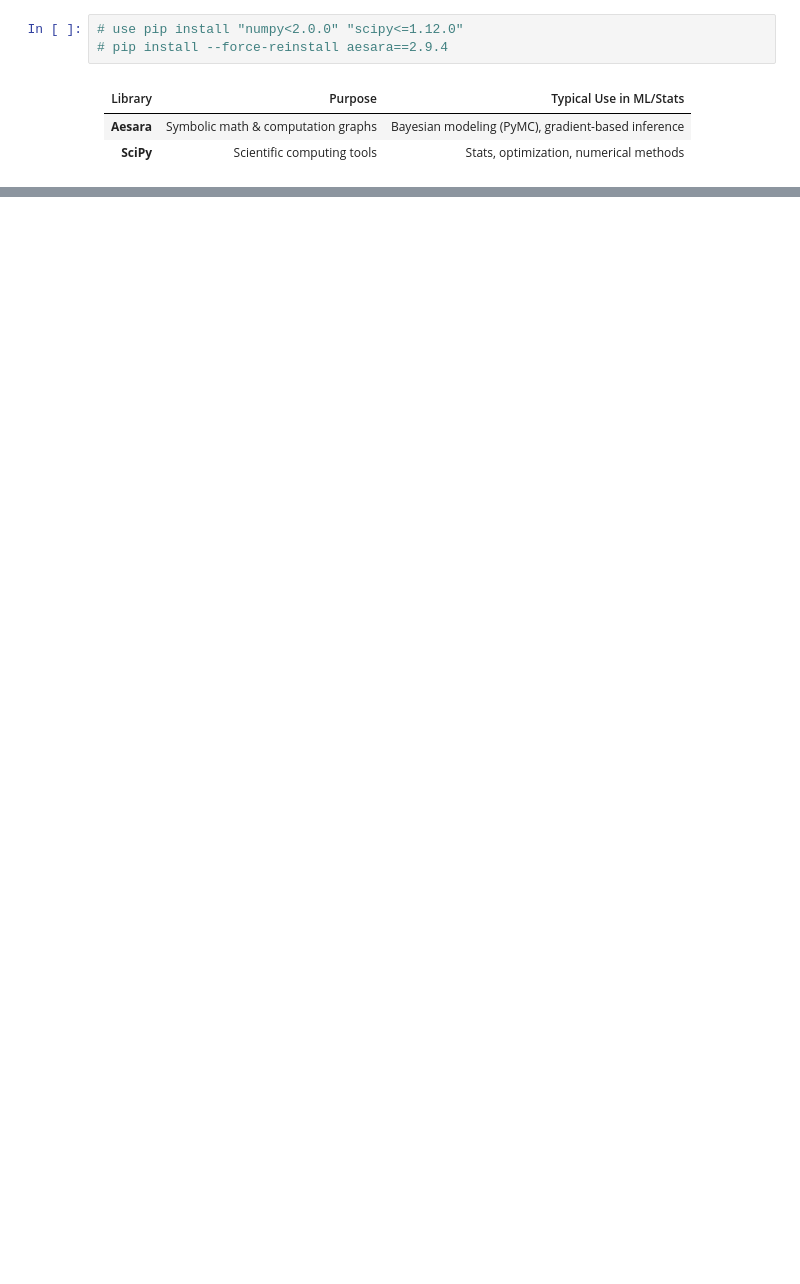
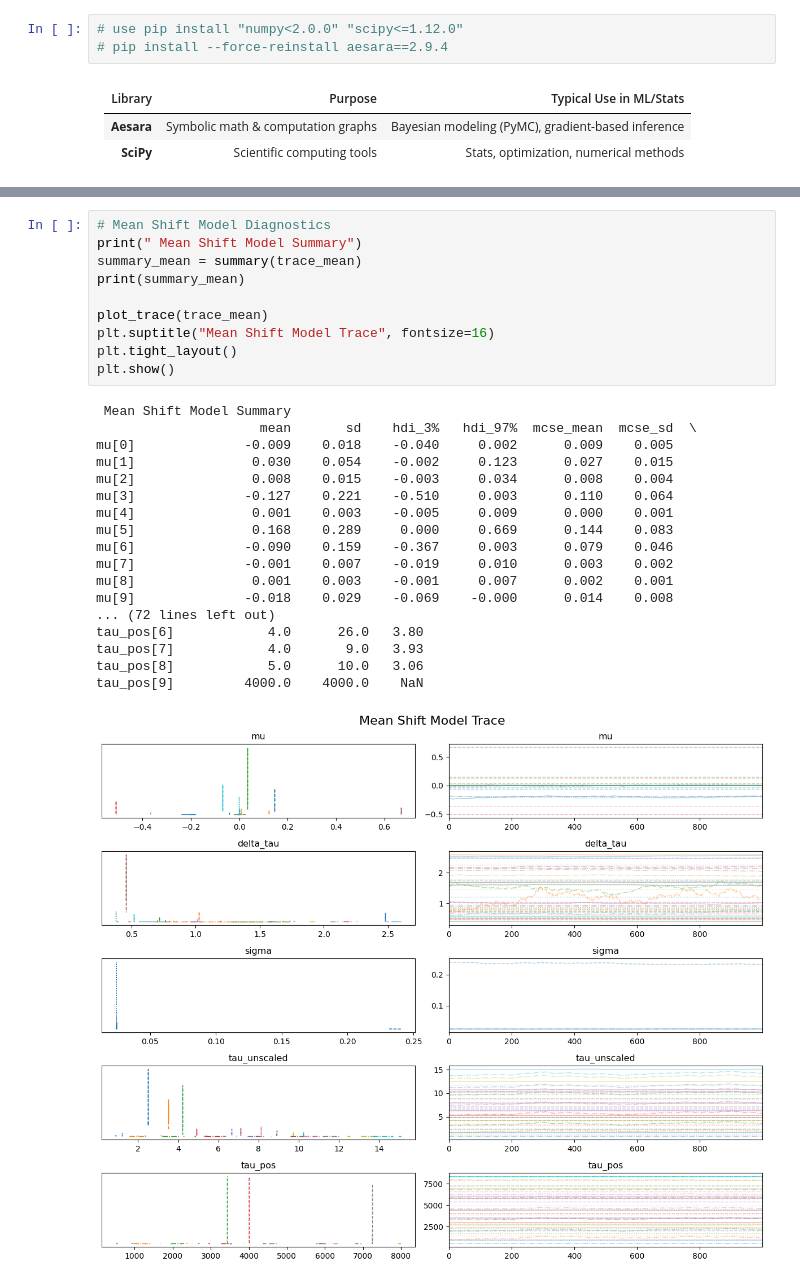
Before and after one commit to NuryeNigusMekonen/Change-point-analysis-and-statistical-modelling-of-time-series-data, a Jupyter notebook: notebook/loading_eda.ipynb, the cells around one changed output, grey strips where cells are left out. Saved outputs shown, nothing was run; the diff lists cells and outputs as text; blank space fills up the shorter version.

```diff
--- a/notebook/loading_eda.ipynb
+++ b/notebook/loading_eda.ipynb
@@ -138,0 +245,29 @@ Percent change: -347.28%
+# %%
+# Mean Shift Model Diagnostics
+print(" Mean Shift Model Summary")
+summary_mean = summary(trace_mean)
+print(summary_mean)
+
+plot_trace(trace_mean)
+plt.suptitle("Mean Shift Model Trace", fontsize=16)
+plt.tight_layout()
+plt.show()
+# %% [output]
+ Mean Shift Model Summary
+                     mean       sd    hdi_3%   hdi_97%  mcse_mean  mcse_sd  \
+mu[0]              -0.009    0.018    -0.040     0.002      0.009    0.005
+mu[1]               0.030    0.054    -0.002     0.123      0.027    0.015
+mu[2]               0.008    0.015    -0.003     0.034      0.008    0.004
+mu[3]              -0.127    0.221    -0.510     0.003      0.110    0.064
+mu[4]               0.001    0.003    -0.005     0.009      0.000    0.001
+mu[5]               0.168    0.289     0.000     0.669      0.144    0.083
+mu[6]              -0.090    0.159    -0.367     0.003      0.079    0.046
+mu[7]              -0.001    0.007    -0.019     0.010      0.003    0.002
+mu[8]               0.001    0.003    -0.001     0.007      0.002    0.001
+mu[9]              -0.018    0.029    -0.069    -0.000      0.014    0.008
+... (72 lines left out)
+tau_pos[6]            4.0      26.0   3.80
+tau_pos[7]            4.0       9.0   3.93
+tau_pos[8]            5.0      10.0   3.06
+tau_pos[9]         4000.0    4000.0    NaN
+[figure, added]
```
Also changed, not shown: parts of 27 cells of this notebook, 6 other files.
